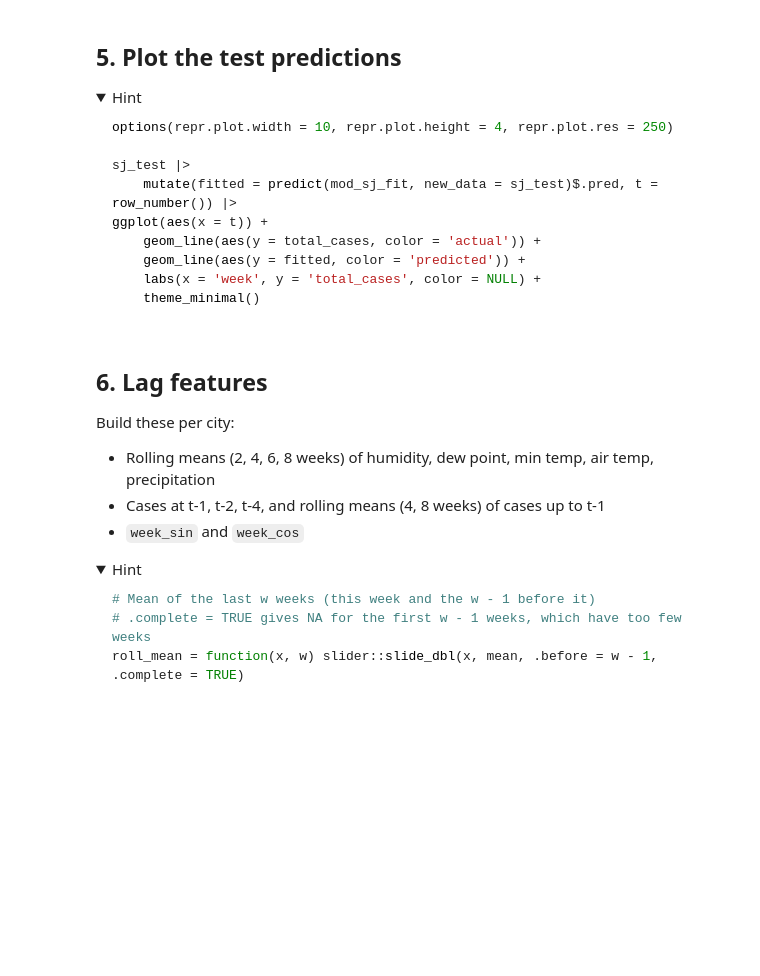
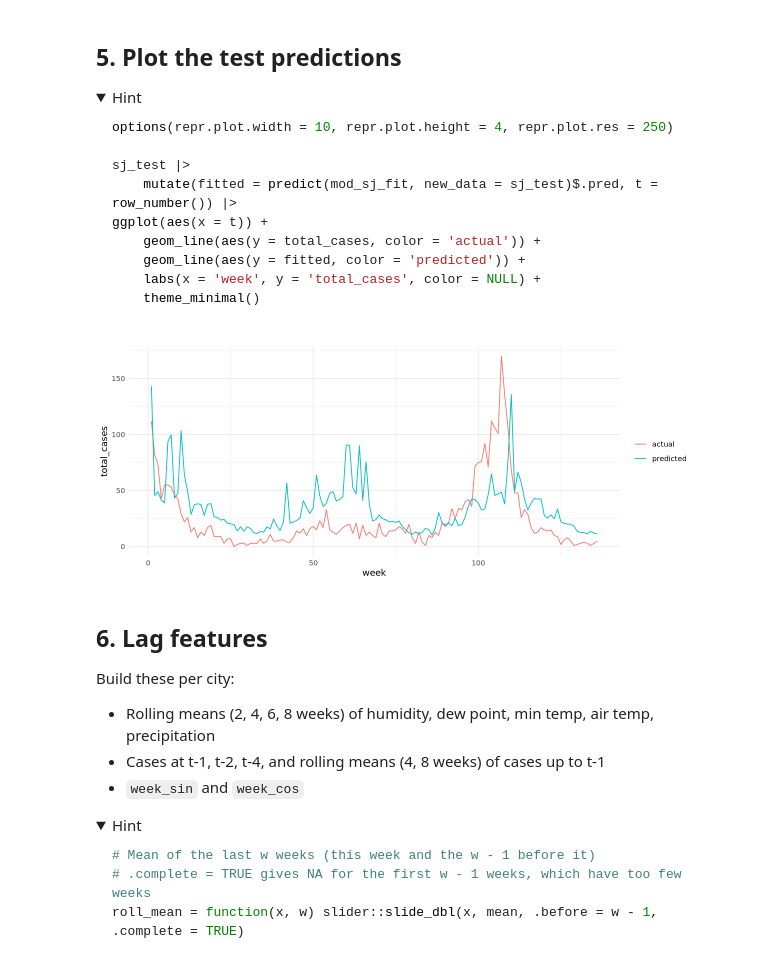
Before and after one commit to tejverma/codespace, a Jupyter notebook: exercises/14-dengue-exercise.ipynb, the cells around one changed output. Drawn from its saved outputs; the diff is of its cells as text; code cells hidden in the pictures; folded sections open; blank space fills up the shorter version.

Commit message:
complete exercises/14-dengue-exercise.ipynb

````diff
--- a/exercises/14-dengue-exercise.ipynb
+++ b/exercises/14-dengue-exercise.ipynb
@@ -63,3 +104,27 @@ dengue_processed |> summarize(across(everything(), \(x) sum(is.na(x))))
 ```
 
 </details>
+# %%
+preprocess_data = function(features, labels = NULL) {
+    keep = c(
+        'city', 'year', 'weekofyear', 'week_start_date',
+        'reanalysis_specific_humidity_g_per_kg',
+        'reanalysis_dew_point_temp_k',
+        'station_avg_temp_c',
+        'station_min_temp_c'
+    )
+    df = features |>
+        select(all_of(keep)) |>
+        arrange(city, week_start_date) |>
+        group_by(city) |>
+        fill(everything(), .direction = 'down') |>
+        ungroup()
+    if (!is.null(labels)) {
+        df = df |> left_join(labels, by = c('city', 'year', 'weekofyear'))
+    }
+    df
+}
+
+dengue_processed = preprocess_data(dengue, labels)
+
+dengue_processed |> summarize(across(everything(), \(x) sum(is.na(x))))
@@ -81,6 +151,13 @@ iq_test = dengue_iq |> slice(401:n())
 ```
 
 </details>
+# %%
+dengue_sj = dengue_processed |> filter(city == 'sj')
+dengue_iq = dengue_processed |> filter(city == 'iq')
+sj_train = dengue_sj |> slice(1:800)
+sj_test = dengue_sj |> slice(801:n())
+iq_train = dengue_iq |> slice(1:400)
+iq_test = dengue_iq |> slice(401:n())
 # %% [markdown]
 ## 4. Random forest, one model per city
 
@@ -99,6 +176,15 @@ mod_iq_fit = mod |> fit(formula, data = iq_train)
 ```
 
 </details>
+# %%
+mod = rand_forest(trees = 500, min_n = 30) |> set_mode('regression')
+
+formula = total_cases ~ weekofyear + reanalysis_specific_humidity_g_per_kg +
+    reanalysis_dew_point_temp_k + station_avg_temp_c + station_min_temp_c
+
+mod_sj_fit = mod |> fit(formula, data = sj_train)
+
+mod_iq_fit = mod |> fit(formula, data = iq_train)
 # %% [markdown]
 ## 5. Plot the test predictions
 
@@ -118,6 +204,13 @@ ggplot(aes(x = t)) +
 ```
 
 </details>
+# %%
+options(repr.plot.width = 10, repr.plot.height = 4, repr.plot.red = 250)
+sj_test |> mutate(fitted = predict(mod_sj_fit, new_data =  sj_test)$.pred, t = row_number()) |>
+ggplot(aes(x=t)) + geom_line(aes(y = total_cases, color = 'actual')) + geom_line(aes(y = fitted, color = 'predicted')) +
+labs(x = 'week', y = 'total_cases', color = NULL) + theme_minimal()
+# %% [output]
+[figure, added]
 # %% [markdown]
 ## 6. Lag features
 
````
Also changed, not shown: parts of 9 cells of this notebook, 2 other files.
